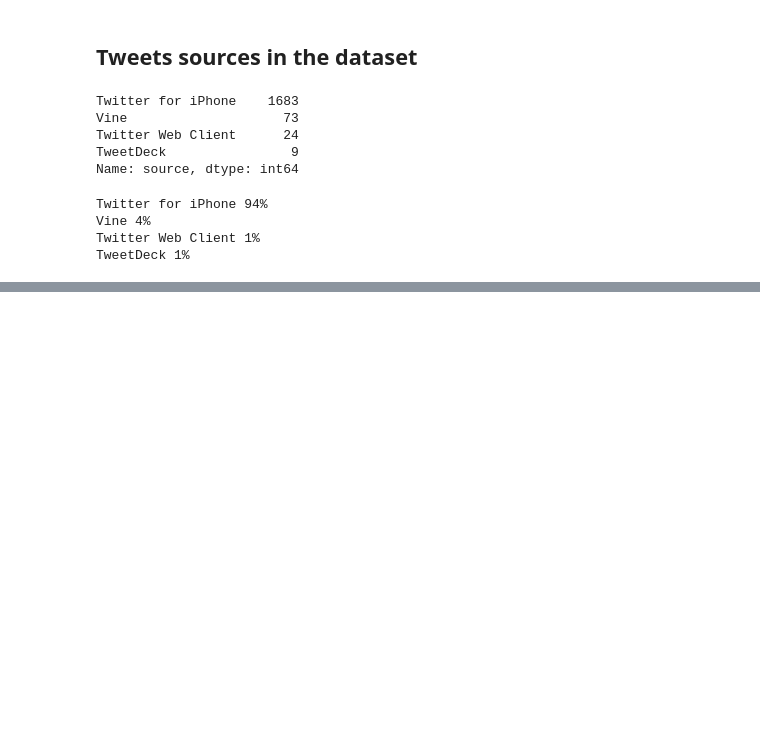
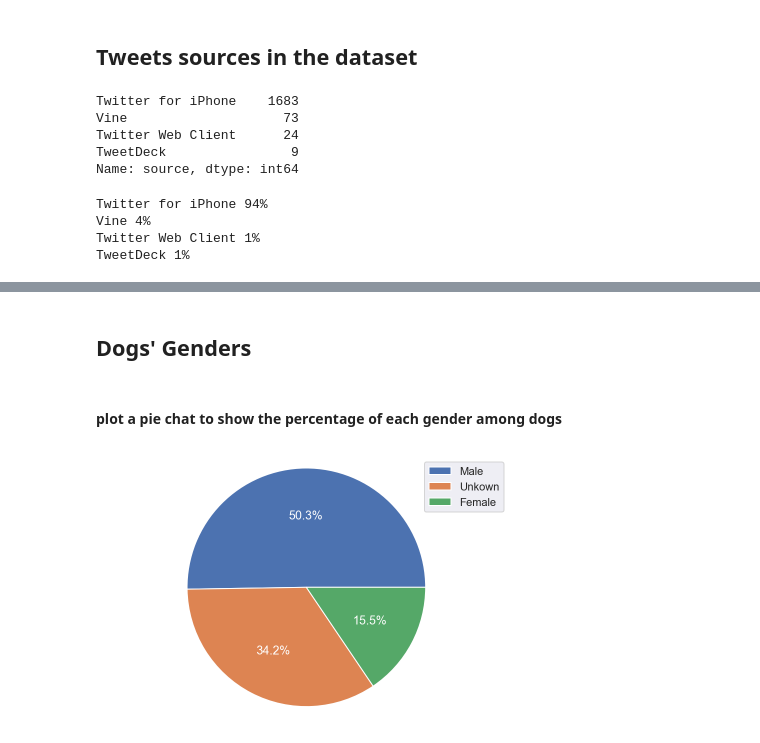
Before and after one commit to mozaini/data-wrnagling-prject, a Jupyter notebook: project.ipynb, the cells around one changed output, grey strips where cells are left out. Cells and saved outputs as stored; diff of their text form; code cells hidden in the pictures; blank space fills up the shorter version.

```diff
--- a/project.ipynb
+++ b/project.ipynb
@@ -1421,0 +1501,17 @@ plt.show()
+# %% [markdown]
+## Dogs' Genders
+# %% [markdown]
+#### plot a pie chat to show the percentage of each gender among dogs
+# %%
+# Refrence 3
+
+patches, _, autotexts = plt.pie(adj_ratings_df.dog_gender.value_counts(),  autopct='%1.1f%%');
+for autotext in autotexts:
+    autotext.set_color('white')
+plt.legend(patches, list(adj_ratings_df.dog_gender.value_counts().index), loc="best");
+plt.axis('equal')
+plt.tight_layout();
+%config InlineBackend.figure_format = 'retina'
+plt.savefig('images/figure.pdf')
+# %% [output]
+[figure, added]
```
Also changed, not shown: parts of 49 cells of this notebook, 2 other files.
